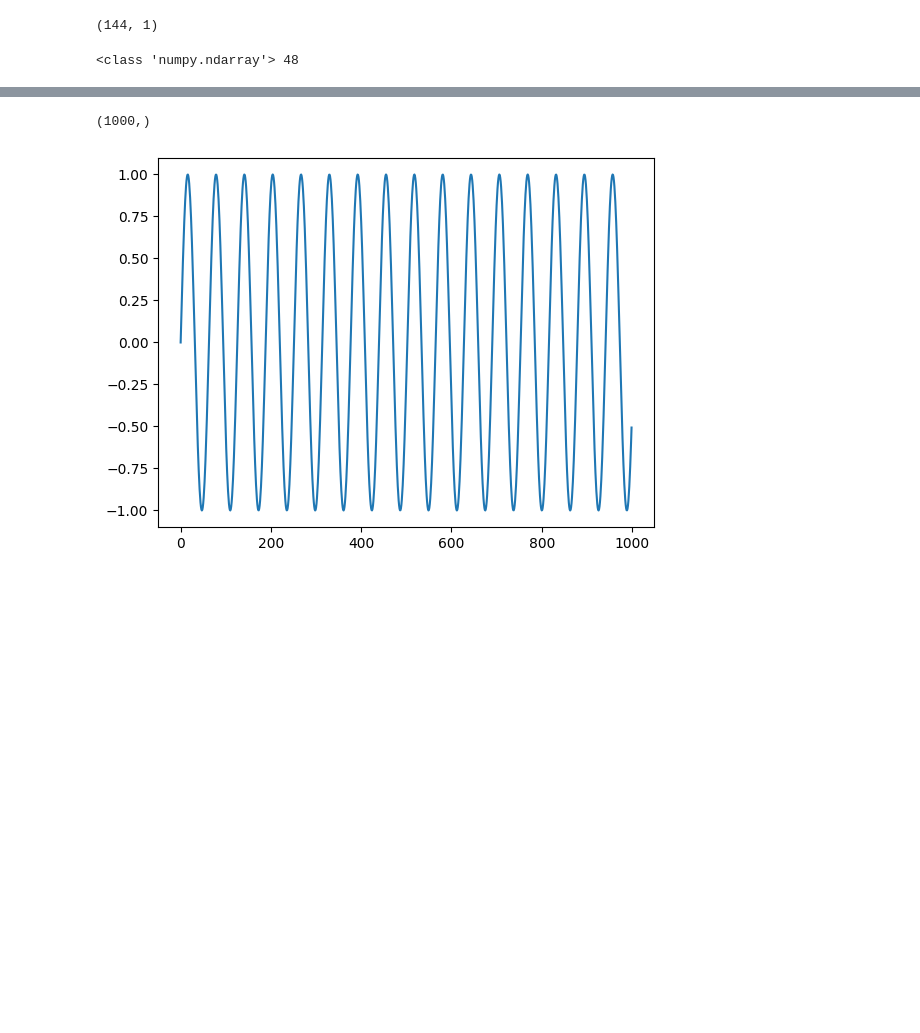
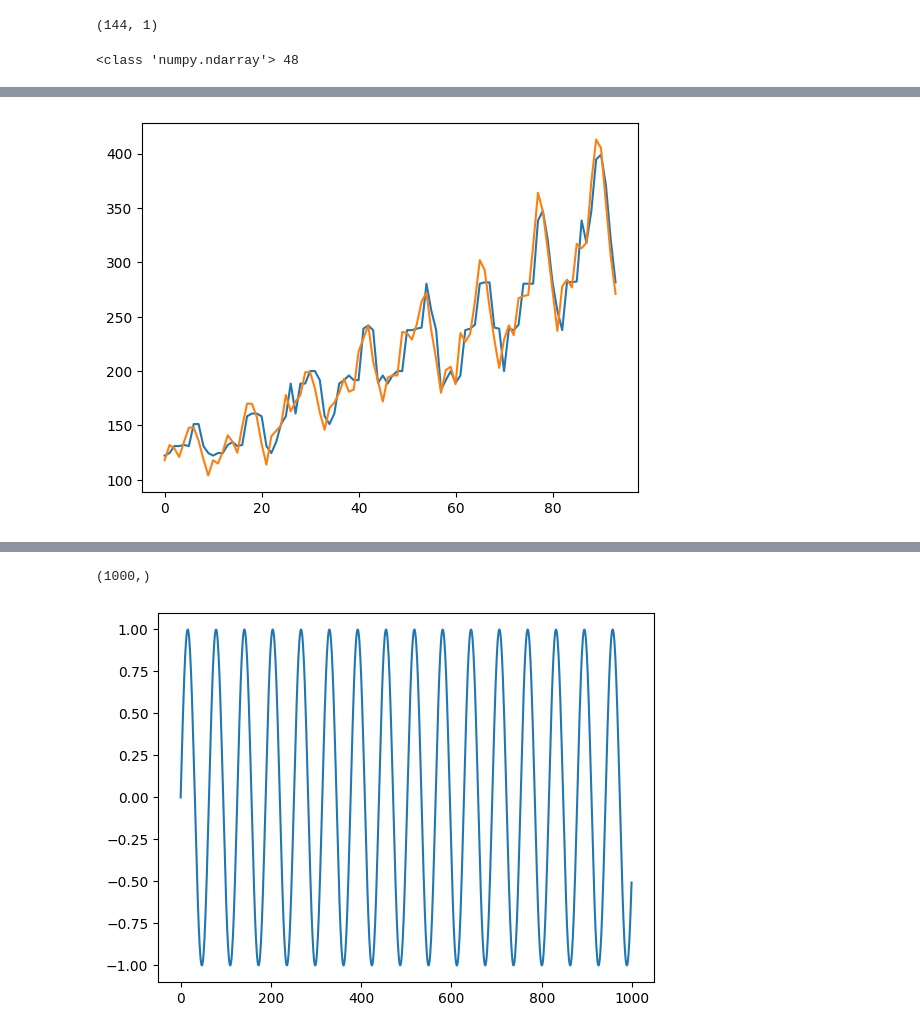
Before and after one commit to sou1nonly/stock_predictor, a Jupyter notebook: lstmPractice.ipynb, the cells around one changed output, grey strips where cells are left out. Saved outputs shown, nothing was run; the diff lists cells and outputs as text; code cells hidden in the pictures; blank space fills up the shorter version.

```diff
--- a/lstmPractice.ipynb
+++ b/lstmPractice.ipynb
@@ -50,3 +116,12 @@ testX, testY = create_dataset(test, look_back=look_back)
+# %%
+m_v1 = joblib.load("src/models/xgb_v1.pkl")
+p = m_v1.predict(trainX)
+
+plt.plot(p)
+plt.plot(trainY)
+plt.show()
+# %% [output]
+[figure, added]
 # %%
 # reshape input to be [samples, time steps, features]
 trainX = np.reshape(trainX, (trainX.shape[0], 1, trainX.shape[1]))
```
Also changed, not shown: parts of 8 cells of this notebook, 5 other files.
